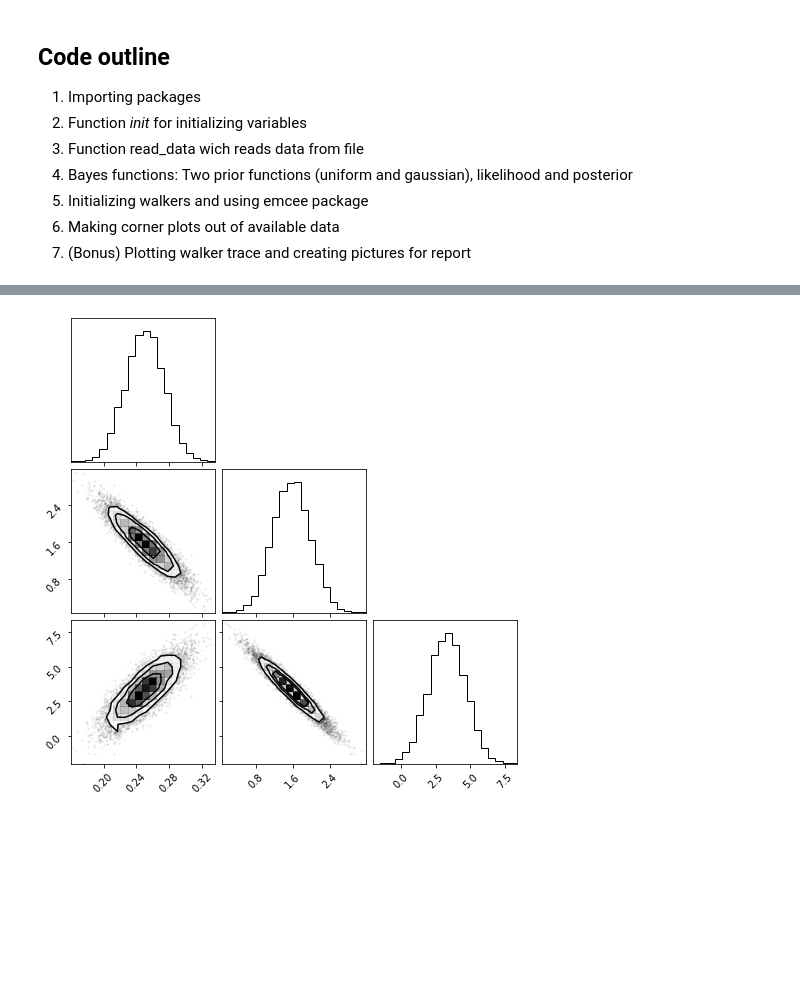
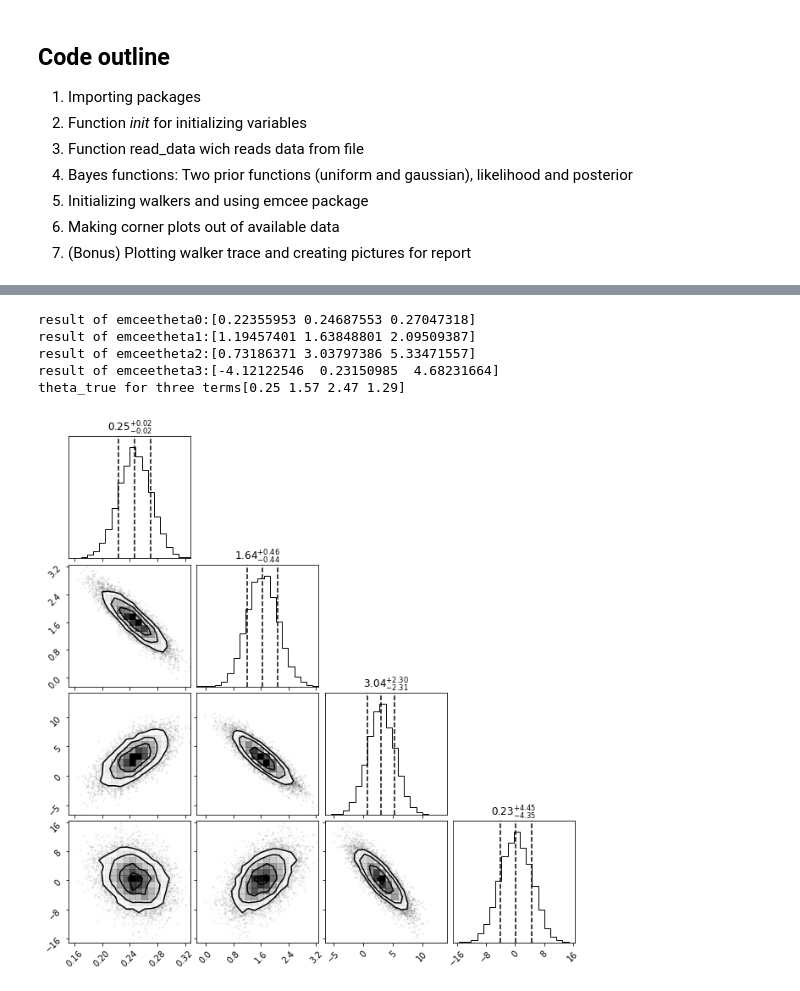
Before and after one commit to CarlStrandby/Projects-Learning-from-Data, a Jupyter notebook: TIF285_Project1_v1.ipynb, the cells around one changed output, grey strips where cells are left out. Drawn from its saved outputs; the diff is of its cells as text; code cells hidden in the pictures; blank space fills up the shorter version.

```diff
--- a/TIF285_Project1_v1.ipynb
+++ b/TIF285_Project1_v1.ipynb
@@ -244,5 +269,19 @@ axes[-1].set_xlabel("step number");
-# %%
-flat_samples = sampler.get_chain(discard=n_burn, thin=15, flat=True)
-fig = corner.corner(flat_samples);
-# %% [output]
-[figure, removed]
+# %%
+flat_samples = sampler.get_chain(discard=n_burn, thin=15, flat=True)
+fig = corner.corner(flat_samples, show_titles=True,quantiles=quantiles);
+
+means=np.array([])
+for i in range(ndim):
+    mcmc = np.percentile(flat_samples[:, i], quantiles*100)
+    means = np.append(means, mcmc[1])
+
+    print("result of emceetheta" +str(i)+":"+ str(mcmc))
+
+print("theta_true for three terms" + str(theta_true))
+# %% [output]
+result of emceetheta0:[0.22355953 0.24687553 0.27047318]
+result of emceetheta1:[1.19457401 1.63848801 2.09509387]
+result of emceetheta2:[0.73186371 3.03797386 5.33471557]
+result of emceetheta3:[-4.12122546  0.23150985  4.68231664]
+theta_true for three terms[0.25 1.57 2.47 1.29]
+[figure, added]
```
Also changed, not shown: parts of 9 cells of this notebook.
